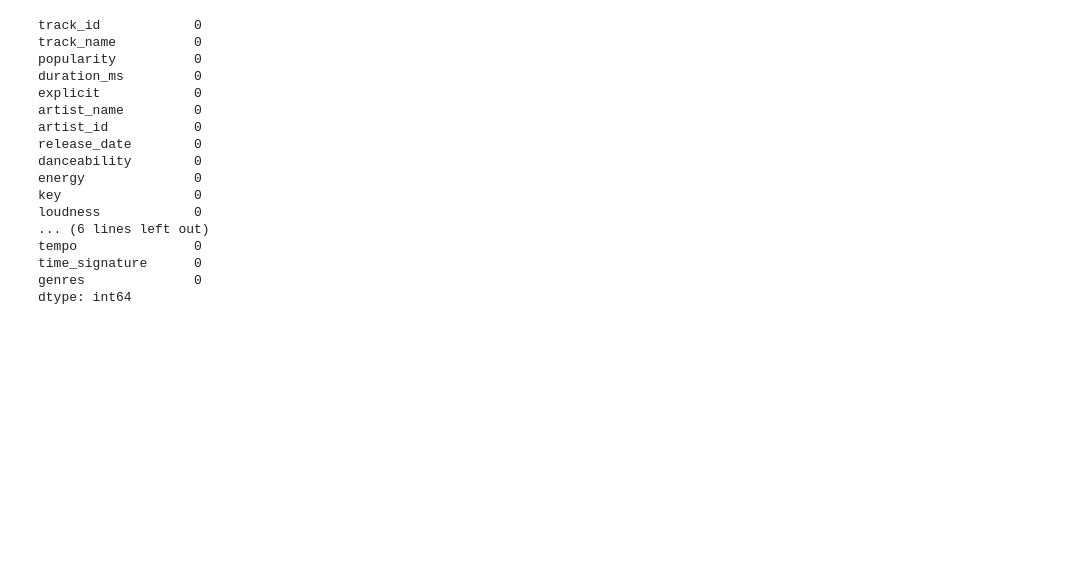
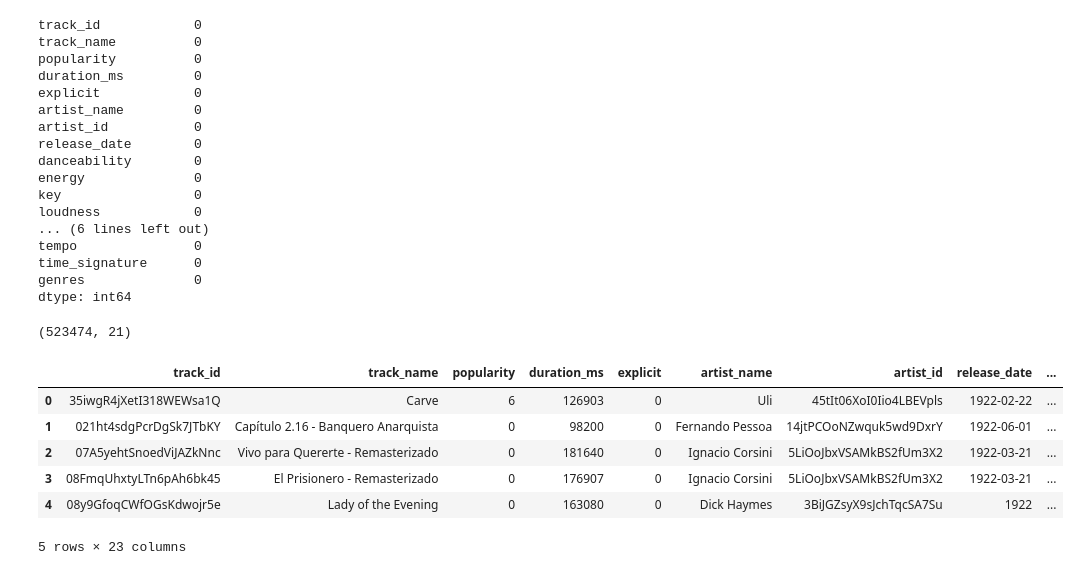
Before and after one commit to SOKAJ-7/M20---Group_11_Project, a Jupyter notebook: dwg_v1.ipynb, the cells around one changed output. Cells and saved outputs as stored; diff of their text form; code cells hidden in the pictures; blank space fills up the shorter version.

```diff
--- a/dwg_v1.ipynb
+++ b/dwg_v1.ipynb
@@ -104,6 +113,26 @@ tempo               0
 time_signature      0
 genres              0
 dtype: int64
+# %%
+df.shape
+# %% [output]
+(523474, 21)
 # %%
 # create natural key
 df['track_natural_key'] = df.track_name + "_" + df.artist_name.map(str)
+# %%
+# Transform duration_ms to duration_mins
+# credit to drop milliseconds from datetime format https://stackoverflow.com/questions/31487732/simple-way-to-drop-milliseconds-from-python-datetime-datetime-object
+
+converted = pd.to_datetime(df['duration_ms'], unit='ms')
+df['duration_mins'] = pd.Series([val.time().replace(microsecond=0) for val in converted])
+
+df.head()
+# %% [output]
+|  | track_id | track_name | popularity | duration_ms | explicit | artist_name | artist_id | release_date | ... |
+| 0 | 35iwgR4jXetI318WEWsa1Q | Carve | 6 | 126903 | 0 | Uli | 45tIt06XoI0Iio4LBEVpls | 1922-02-22 | ... |
+| 1 | 021ht4sdgPcrDgSk7JTbKY | Capítulo 2.16 - Banquero Anarquista | 0 | 98200 | 0 | Fernando Pessoa | 14jtPCOoNZwquk5wd9DxrY | 1922-06-01 | ... |
+| 2 | 07A5yehtSnoedViJAZkNnc | Vivo para Quererte - Remasterizado | 0 | 181640 | 0 | Ignacio Corsini | 5LiOoJbxVSAMkBS2fUm3X2 | 1922-03-21 | ... |
+| 3 | 08FmqUhxtyLTn6pAh6bk45 | El Prisionero - Remasterizado | 0 | 176907 | 0 | Ignacio Corsini | 5LiOoJbxVSAMkBS2fUm3X2 | 1922-03-21 | ... |
+| 4 | 08y9GfoqCWfOGsKdwojr5e | Lady of the Evening | 0 | 163080 | 0 | Dick Haymes | 3BiJGZsyX9sJchTqcSA7Su | 1922 | ... |
+5 rows × 23 columns
```
Also changed, not shown: parts of 28 cells of this notebook.
